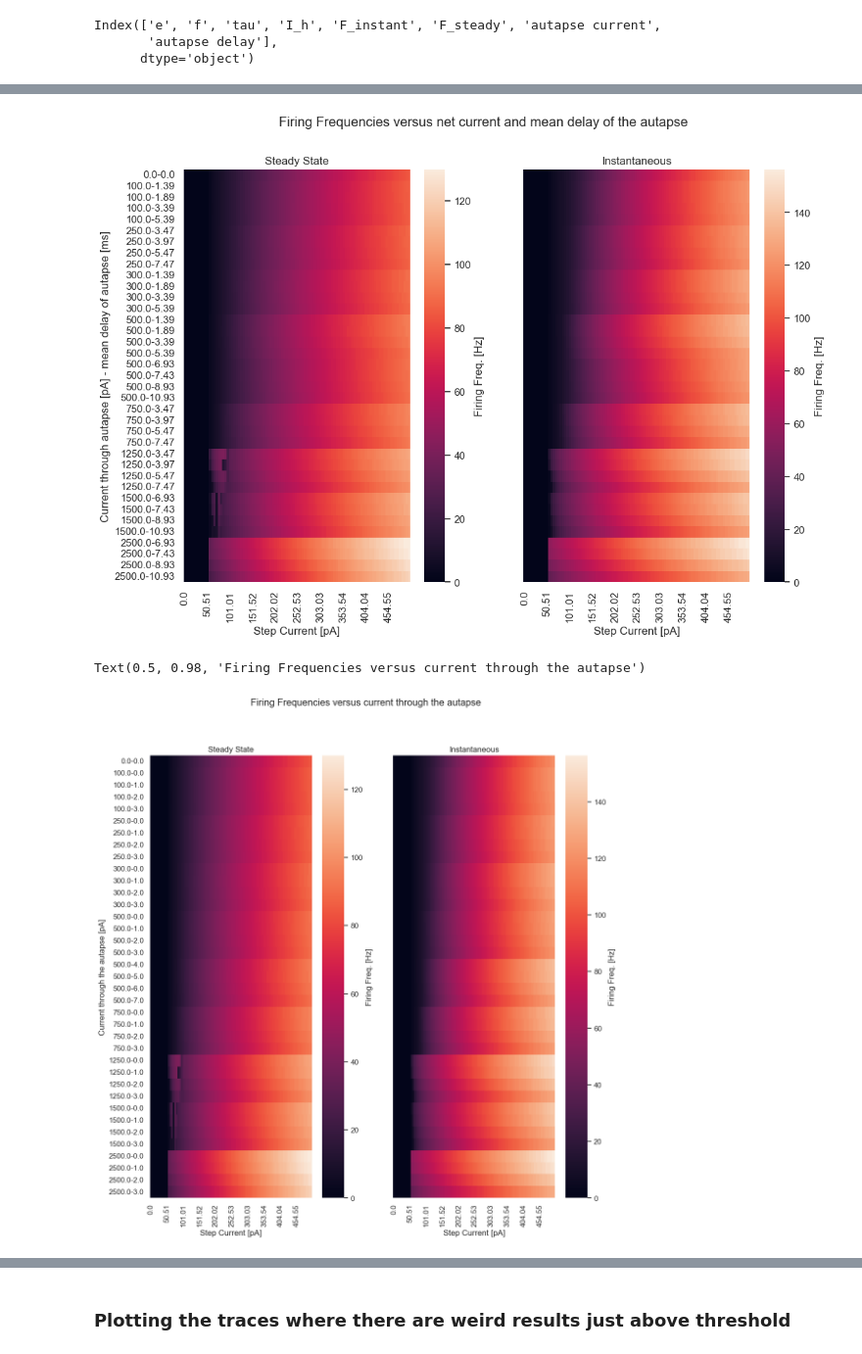
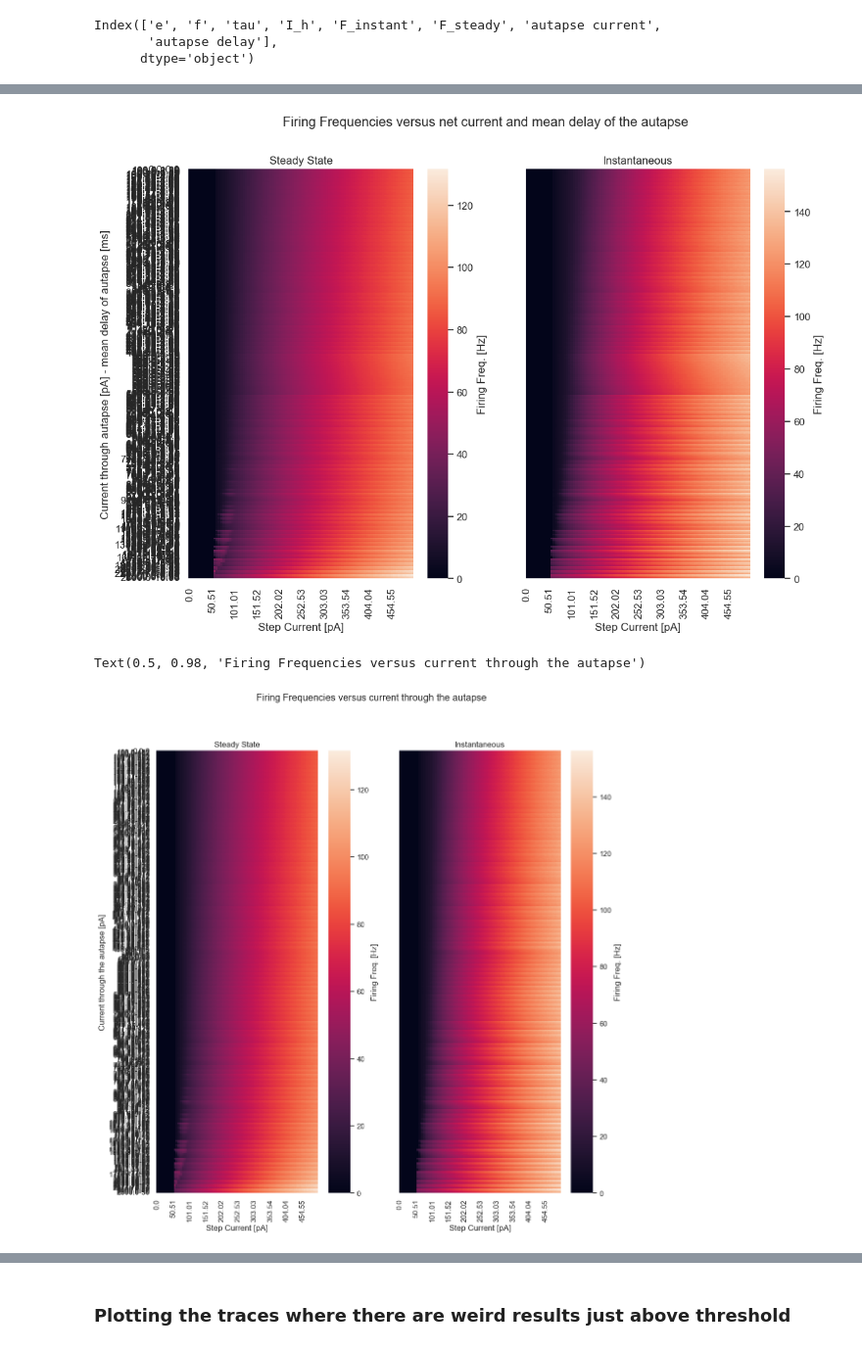
Before and after one commit to liammcs10/AQUA_project, a Jupyter notebook: bursting/plotting_gain_RS_int.ipynb, the cells around one changed output, grey strips where cells are left out. Shown at 98% size. Cells and saved outputs as stored; diff of their text form; code cells hidden in the pictures.

Commit message:
Figures for RS_int in HD

```diff
--- a/bursting/plotting_gain_RS_int.ipynb
+++ b/bursting/plotting_gain_RS_int.ipynb
@@ -28,9 +28,10 @@ from simulation import get_F
 # %%
 # import data
 
-out_dir = './/RS_int//'
+name = "RS_intHD"
+out_dir = f'.//{name}//'
 
-filename = "RS_int_test.pickle"
+filename = f"{name}_test.pickle"
 with open(filename, 'rb') as file:
     df = pickle.load(file)
 
@@ -122,38 +126,39 @@ fig.suptitle('Firing Frequencies versus net current and mean delay of the autaps
 
 plt.savefig(out_dir + "frequency_by_net_current.png")
 # %% [output]
-[figure, old version]
+[figure, new version]
 # %%
 # plot heatmap of F-steady/instant versus net autapse current
 
 fig, ax = plt.subplots(1, 2, figsize = (12, 12), sharey = True)
 
 temp_df = df.copy()
 
-temp_df['temp_id'] = temp_df.groupby(['autapse current', 'I_h']).cumcount()
+# supply a unique identifier for each set of autapse parameters
+temp_df['temp_id'] = temp_df.groupby(['e', 'f', 'tau']).ngroup()
 temp_df = temp_df.round(decimals = 2)
 temp_df= temp_df.fillna(0.)
 
 
 steady_df = (temp_df.pivot(index = ['autapse current', 'temp_id'], columns = 'I_h', values = 'F_steady'))
 instant_df = (temp_df.pivot(index = ['autapse current', 'temp_id'], columns = 'I_h', values = 'F_instant'))
 
 sns.heatmap(steady_df, annot = False, linewidth = 0., ax = ax[0], xticklabels = 10, yticklabels = True, cbar_kws = {'label': 'Firing Freq. [Hz]'})
 sns.heatmap(instant_df, annot = False, linewidth = 0., ax = ax[1], xticklabels = 10, yticklabels = True, cbar_kws = {'label': 'Firing Freq. [Hz]'})
 
 ax[0].set_xlabel('Step Current [pA]')
 ax[1].set_xlabel('Step Current [pA]')
 
 ax[0].set_ylabel('Current through the autapse [pA]')
 ax[1].set_ylabel('')
 
 ax[0].set_title('Steady State')
 ax[1].set_title('Instantaneous')
 
 fig.suptitle('Firing Frequencies versus current through the autapse')
 # %% [output]
 Text(0.5, 0.98, 'Firing Frequencies versus current through the autapse')
-[figure, old version]
+[figure, new version]
 # %%
 # plot heatmap of F-steady/instant versus mean autapse delay
 
```
Also changed, not shown: parts of 2 cells of this notebook, 1 other file.
